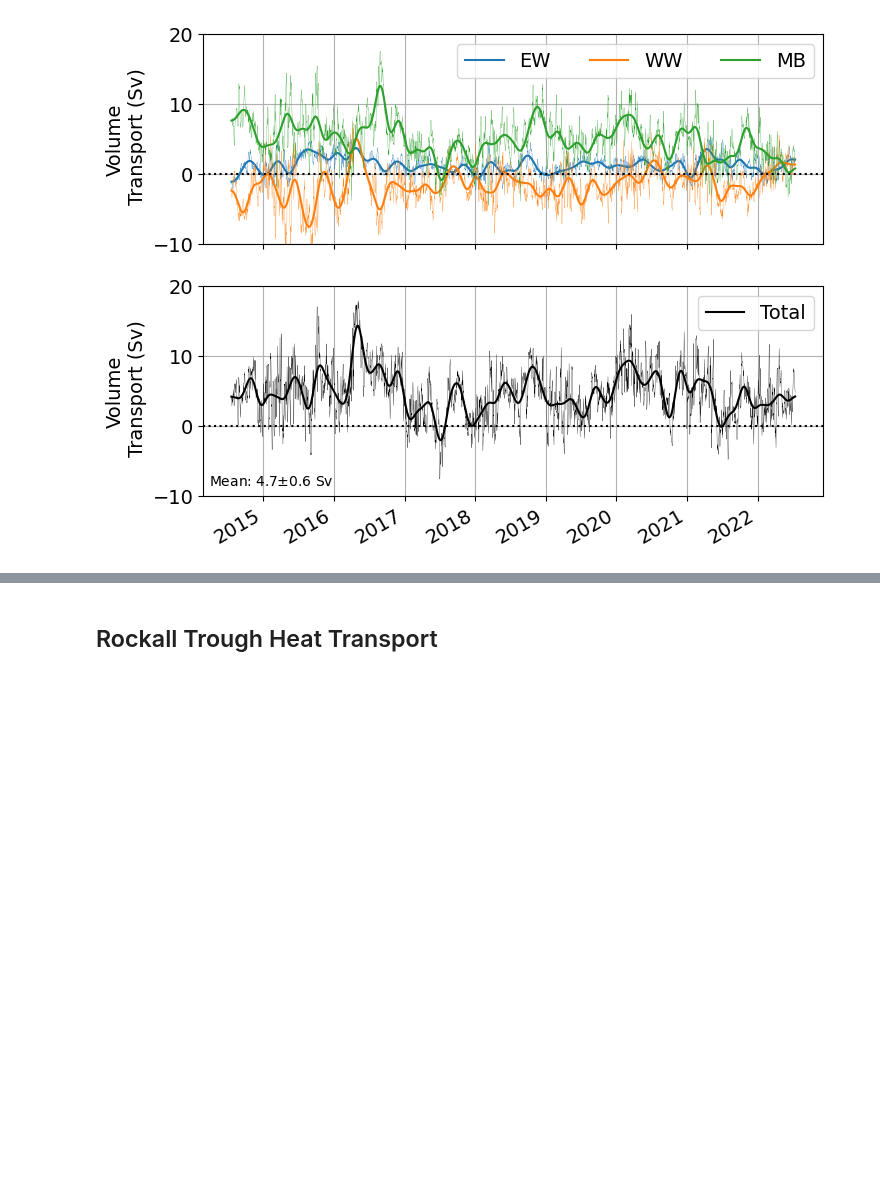
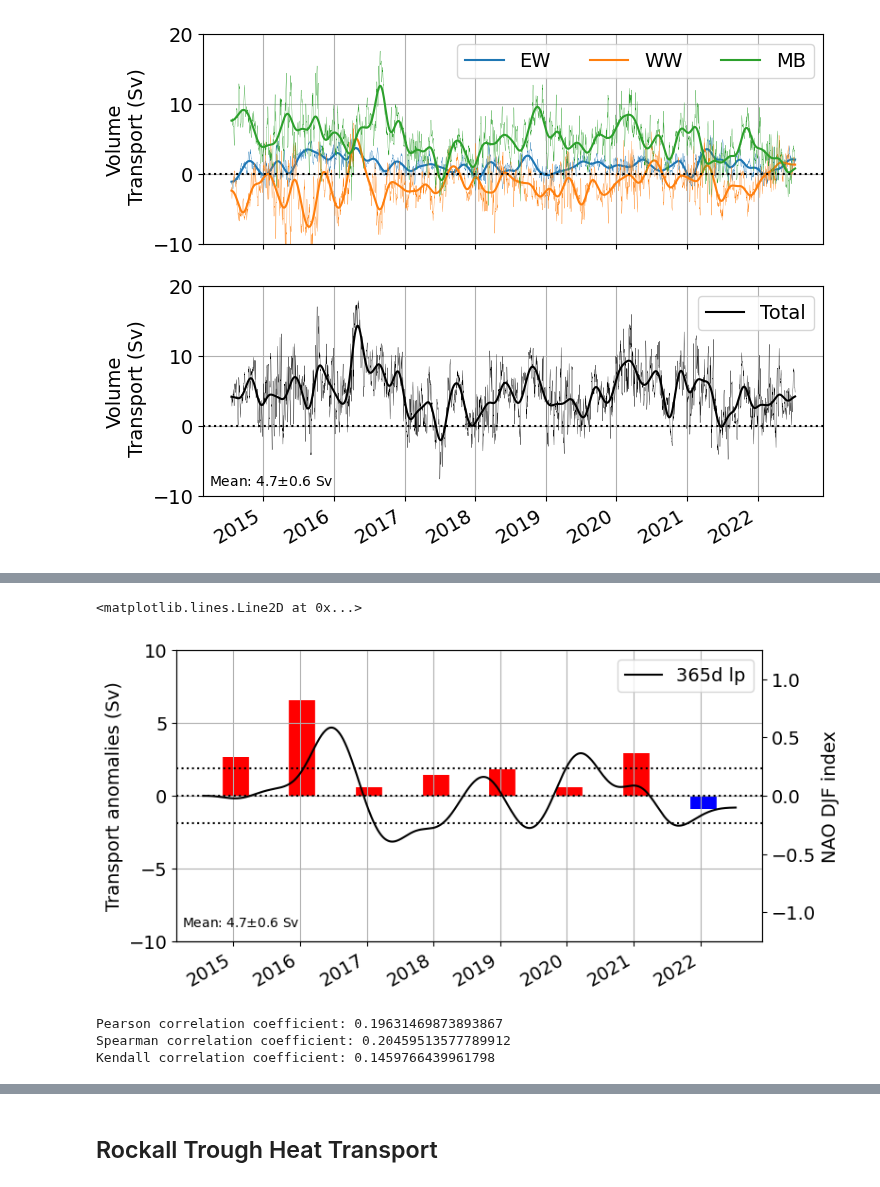
Before and after one commit to ScotMarPhys/Rockall_Trough_Transports, a Jupyter notebook: notebooks/3.1_Rockall_Trough_plot_results.ipynb, the cells around one changed output, grey strips where cells are left out. Drawn from its saved outputs; the diff is of its cells as text; code cells hidden in the pictures; blank space fills up the shorter version.

```diff
--- a/notebooks/3.1_Rockall_Trough_plot_results.ipynb
+++ b/notebooks/3.1_Rockall_Trough_plot_results.ipynb
@@ -167,0 +266,6 @@ fig.savefig(f'{fig_out_path}Rockall_Trough_volume_transports_{date_str_start}_{d
+# %%
+# Make a DataArray with the number of days in each month, size = len(time)
+month_length = xr.DataArray(get_dpm(ds_NAO.time.to_index(), calendar='noleap'),
+                            coords=[ds_NAO.time], name='month_length')
+result = ((ds_NAO.NAO_index * month_length).resample(time='QS-DEC',loffset='45D').sum() /
+          month_length.resample(time='QS-DEC',loffset='45D').sum())
@@ -167,0 +292,68 @@ fig.savefig(f'{fig_out_path}Rockall_Trough_volume_transports_{date_str_start}_{d
+# %%
+#low pass filter
+filter_length=365 # days
+dt = 1 # daily
+fs = 1/dt # sample rate (1/day)
+lowcut = 1/filter_length # cut off frequency
+with xr.set_options(keep_attrs=True):
+    # Transports
+    ds_NAO['NAO_index_lp'] = rtf.lazy_butter_lp_filter(ds_NAO.NAO_index,lowcut,fs,dim='time')
+    RT_Q_Qh_Qf['Q_tot_365lp'] = rtf.lazy_butter_lp_filter(RT_Q_Qh_Qf.Q_tot_lp,lowcut,1/0.5,dim='TIME')
+
+x = RT_Q_Qh_Qf.Q_tot_365lp-RT_Q_Qh_Qf.Q_tot_365lp.mean('TIME')
+y = ds_NAO.NAO_index_lp.rename({'time':'TIME'}).interp_like(x)
+
+fig,axes = plt.subplots(1,1,figsize=[8,4])
+ax = axes
+ax2 = ax.twinx()
+# RT_Q_Qh_Qf.Q_tot.plot.line('k',ax=ax,linewidth=.2)
+ax.set_zorder(ax2.get_zorder()+1) # put ax in front of ax2
+ax.patch.set_visible(False) # hide the 'canvas'
+x.plot.line('k',ax=ax,label='365d lp')
+# (RT_Q_Qh_Qf.Q_tot-RT_Q_Qh_Qf.Q_tot.mean('TIME')).plot.line('k',ax=ax,lw=0.1)
+ax.text(left, bottom, ('Mean: %2.1f$\pm$%2.1f Sv' %(RT_Q_Qh_Qf.Q_tot.mean().values,RT_Q_Qh_Qf.SE_tot.values)),
+        fontsize=10,
+        transform=ax.transAxes)
+
+
+# y.plot(ax=ax2)
+t = result.groupby(result.time.dt.season)['DJF'].sel(time=slice('2014-07','2022-07'))
+t_pos = t.where(t>0)
+t_neg = t.where(t<0)
+ax2.vlines(t_pos.time.values,0*t_pos.values,t_pos.values, color='r', lw=20, zorder=0)
+ax2.vlines(t_neg.time.values,0*t_neg.values,t_neg.values, color='b', lw=20, zorder=0)
+
+ax2.set_ylim([-1.25, 1.25])
+ax2.set_ylabel('NAO DJF index')
+
+ax.grid()
+ax.set_title('')
+ax.set_ylabel('Transport anomalies (Sv)')
+ax.set_xlabel('')
+ax.legend(ncol = len(ax.lines))
+ax.set_ylim([-10, 10])
+ax.axhline(0,color='k',ls=':')
+ax.axhline(RT_Q_Qh_Qf.Q_tot_365lp.std('TIME'),color='k',ls=':')
+ax.axhline(-RT_Q_Qh_Qf.Q_tot_365lp.std('TIME'),color='k',ls=':')
+# %% [output]
+<matplotlib.lines.Line2D at 0x...>
+[figure, added]
+# %%
+x = RT_Q_Qh_Qf.Q_tot_365lp-RT_Q_Qh_Qf.Q_tot_365lp.mean('TIME')
+y = ds_NAO.NAO_index_lp.rename({'time':'TIME'}).interp_like(x)
+y = y-y.mean('TIME')
+
+# from scipy.stats import pearsonr, spearmanr, kendalltau
+
+pearson_coef, _ = scipy.stats.pearsonr(x, y)
+print("Pearson correlation coefficient:", pearson_coef)
+
+spearman_coef, _ = scipy.stats.spearmanr(x, y)
+print("Spearman correlation coefficient:", spearman_coef)
+
+kendall_coef, _ = scipy.stats.kendalltau(x, y)
+print("Kendall correlation coefficient:", kendall_coef)
+# %% [output]
+Pearson correlation coefficient: 0.19631469873893867
+Spearman correlation coefficient: 0.20459513577789912
+Kendall correlation coefficient: 0.1459766439961798
```
Also changed, not shown: parts of 16 cells of this notebook, 10 other files.
